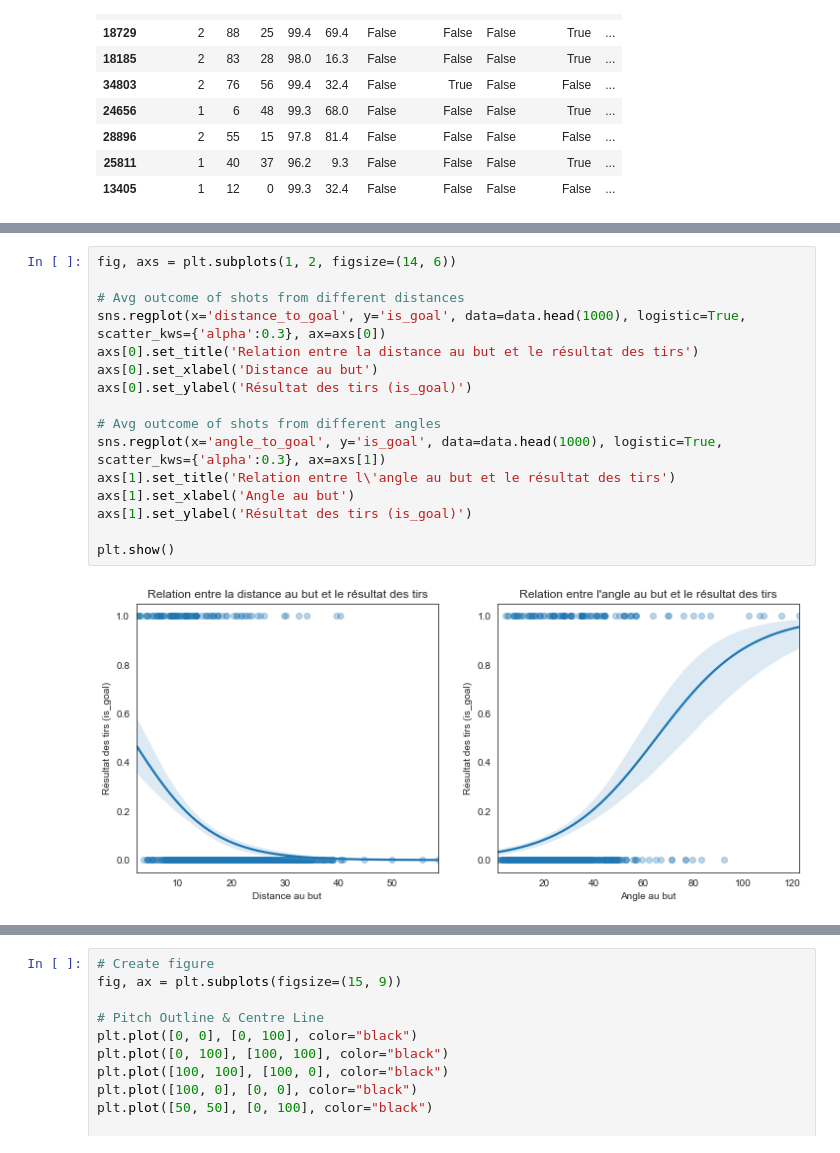
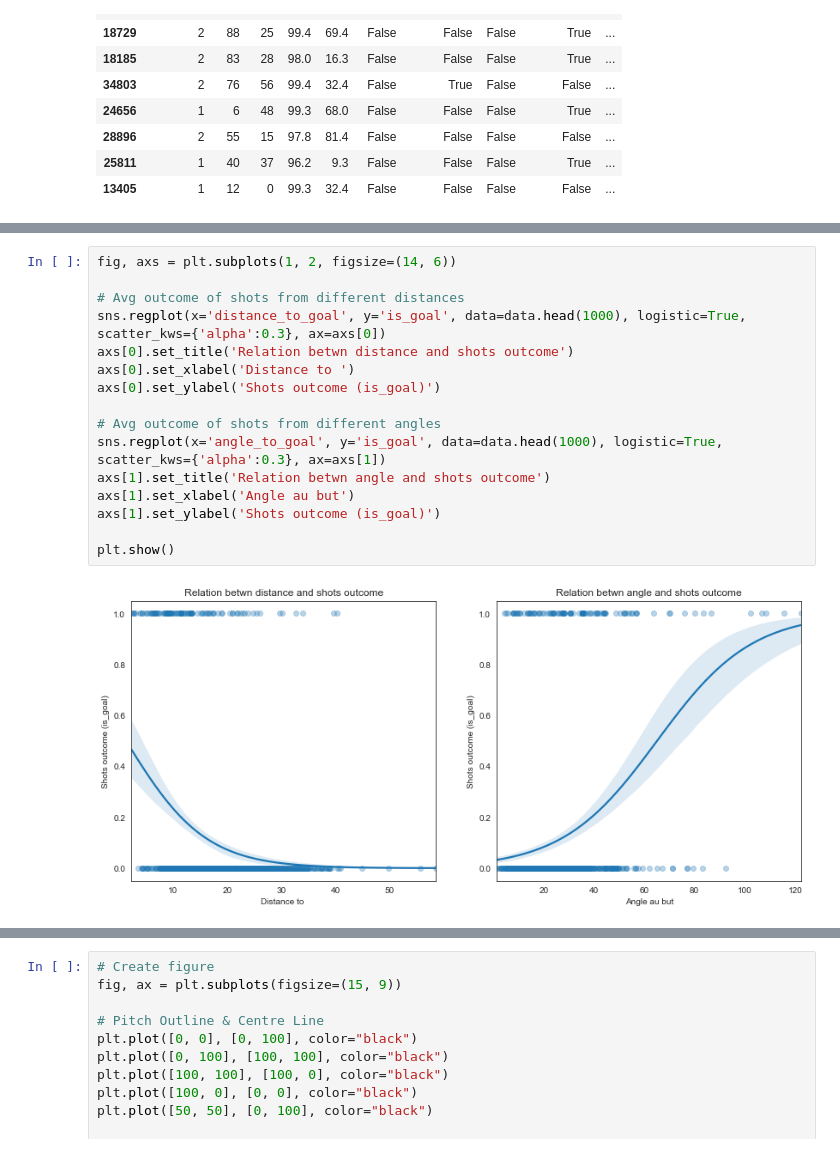
Before and after one commit to tomasnp/xG_model, a Jupyter notebook: xG_model.ipynb, the cells around one changed output, grey strips where cells are left out. Saved outputs shown, nothing was run; the diff lists cells and outputs as text.

```diff
--- a/xG_model.ipynb
+++ b/xG_model.ipynb
@@ -148,21 +152,21 @@ plt.show()
 # %%
 fig, axs = plt.subplots(1, 2, figsize=(14, 6))
 
 # Avg outcome of shots from different distances
 sns.regplot(x='distance_to_goal', y='is_goal', data=data.head(1000), logistic=True, scatter_kws={'alpha':0.3}, ax=axs[0])
-axs[0].set_title('Relation entre la distance au but et le résultat des tirs')
-axs[0].set_xlabel('Distance au but')
-axs[0].set_ylabel('Résultat des tirs (is_goal)')
+axs[0].set_title('Relation betwn distance and shots outcome')
+axs[0].set_xlabel('Distance to ')
+axs[0].set_ylabel('Shots outcome (is_goal)')
 
 # Avg outcome of shots from different angles
 sns.regplot(x='angle_to_goal', y='is_goal', data=data.head(1000), logistic=True, scatter_kws={'alpha':0.3}, ax=axs[1])
-axs[1].set_title('Relation entre l\'angle au but et le résultat des tirs')
+axs[1].set_title('Relation betwn angle and shots outcome')
 axs[1].set_xlabel('Angle au but')
-axs[1].set_ylabel('Résultat des tirs (is_goal)')
+axs[1].set_ylabel('Shots outcome (is_goal)')
 
 plt.show()
 # %% [output]
-[figure, old version]
+[figure, new version]
 # %%
 plt.figure(figsize=(10, 6))
 sns.regplot(x='min', y='is_goal', data=data.head(1000), logistic=True, scatter_kws={'alpha':0.3})
```
Also changed, not shown: parts of 45 cells of this notebook.
